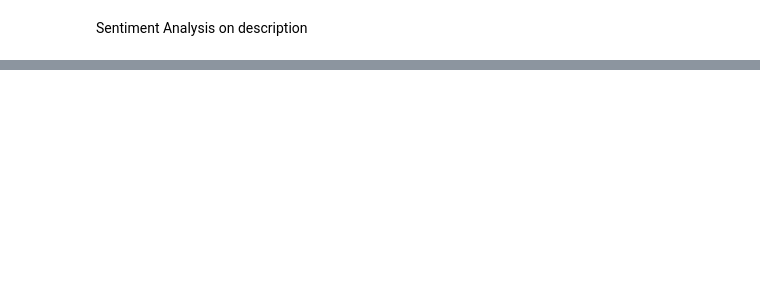
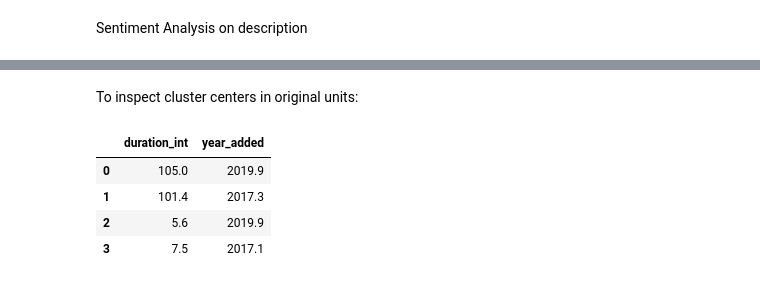
Before and after one commit to Savindi2002/Netflix-Data-Analysis, a Jupyter notebook: notebooks/netflix_analysis.ipynb, the cells around one changed output, grey strips where cells are left out. Drawn from its saved outputs; the diff is of its cells as text; code cells hidden in the pictures; blank space fills up the shorter version.

Commit message:
clustering

```diff
--- a/notebooks/netflix_analysis.ipynb
+++ b/notebooks/netflix_analysis.ipynb
@@ -399,0 +411,33 @@ plt.show()
+# %%
+from collections import Counter
+
+# --- Top 10 Actors ---
+# Fill NA and split
+df['cast'] = df['cast'].fillna("Unknown")
+actors_series = df['cast'].str.split(',').explode().str.strip()
+# Remove empty / 'Unknown'
+actors_series = actors_series[actors_series.str.len() > 0]
+actor_counts = actors_series.value_counts().head(20)
+actor_counts.head(10)
+
+# Plot top 10 actors
+plt.figure(figsize=(8,6))
+actor_counts.head(10).sort_values().plot(kind='barh')
+plt.title("Top 10 Actors (by frequency)")
+plt.xlabel("Count")
+plt.savefig("../images/top_10_actors.png", bbox_inches='tight')
+plt.show()
+
+# --- Top 10 Directors ---
+df['director'] = df['director'].fillna("Unknown")
+directors_series = df['director'].str.split(',').explode().str.strip()
+directors_series = directors_series[directors_series.str.len() > 0]
+director_counts = directors_series.value_counts().head(20)
+director_counts.head(10)
+
+plt.figure(figsize=(8,6))
+director_counts.head(10).sort_values().plot(kind='barh', color='green')
+plt.title("Top 10 Directors (by frequency)")
+plt.xlabel("Count")
+plt.savefig("../images/top_10_directors.png", bbox_inches='tight')
+plt.show()
@@ -399,0 +529,12 @@ plt.show()
+# %% [markdown]
+To inspect cluster centers in original units:
+# %%
+centers_scaled = kmeans.cluster_centers_
+centers = scaler.inverse_transform(centers_scaled)
+pd.DataFrame(centers, columns=['duration_int','year_added']).round(1)
+# %% [output]
+|  | duration_int | year_added |
+| 0 | 105.0 | 2019.9 |
+| 1 | 101.4 | 2017.3 |
+| 2 | 5.6 | 2019.9 |
+| 3 | 7.5 | 2017.1 |
```
Also changed, not shown: parts of 11 cells of this notebook, 8 other files.
